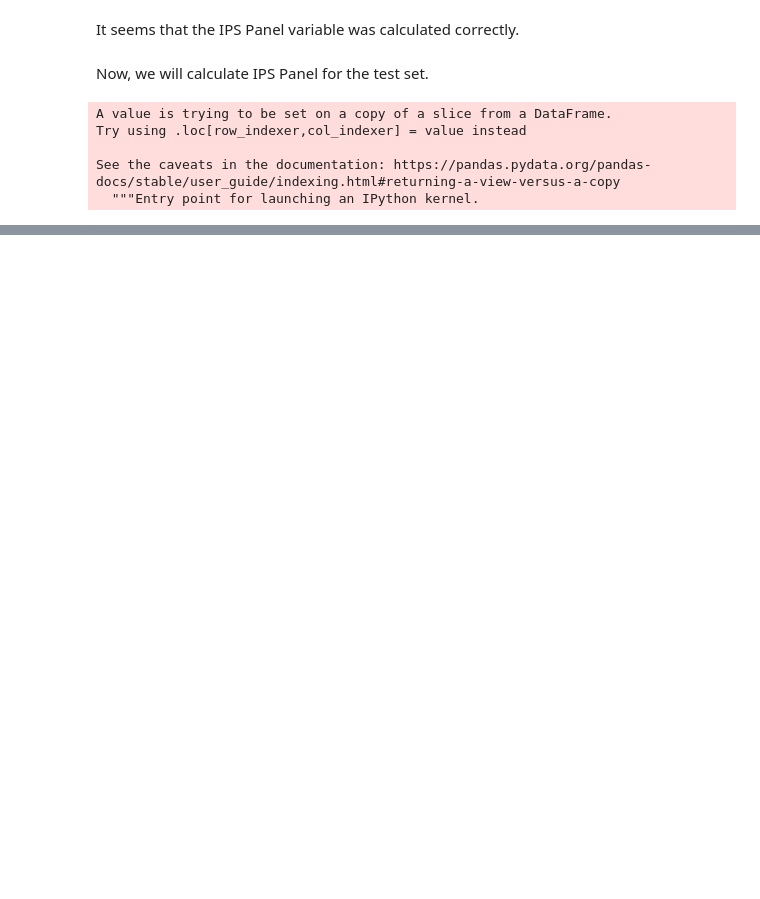
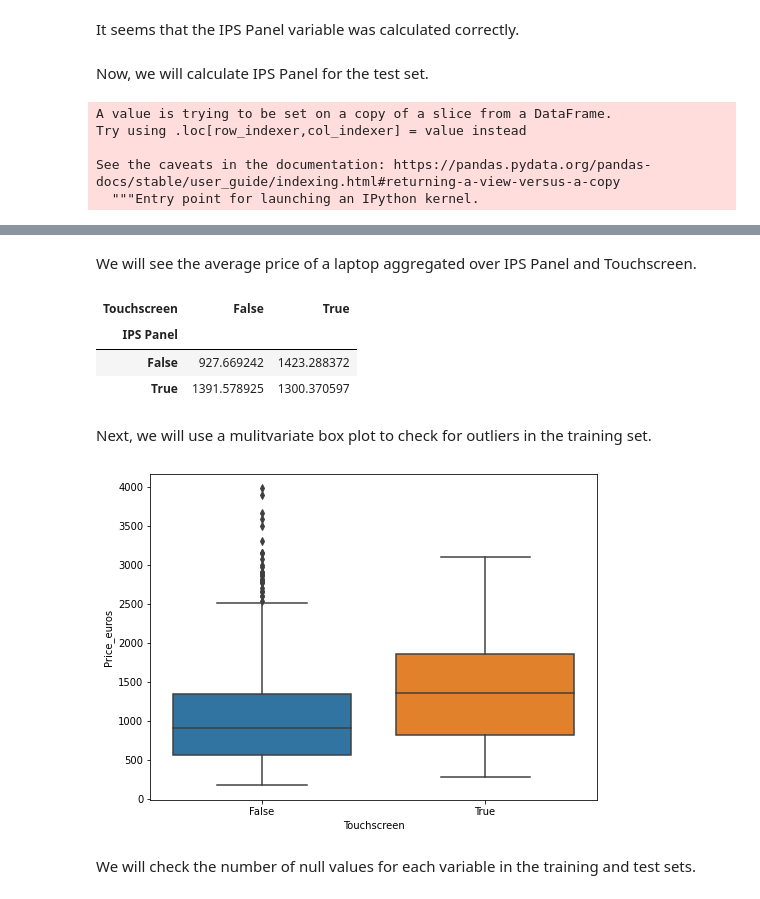
Before and after one commit to ryan-ferns/project_laptop_prices, a Jupyter notebook: laptop-prices-project.ipynb, the cells around one changed output, grey strips where cells are left out. Drawn from its saved outputs; the diff is of its cells as text; code cells hidden in the pictures; blank space fills up the shorter version.

```diff
--- a/laptop-prices-project.ipynb
+++ b/laptop-prices-project.ipynb
@@ -4519,0 +4786,2 @@ See the caveats in the documentation: https://pandas.pydata.org/pandas-docs/stab
+# %%
+train['Touchscreen'] = train['ScreenResolution'].apply(substring_check, args=('Touchscreen',))
@@ -4519,0 +5026,20 @@ See the caveats in the documentation: https://pandas.pydata.org/pandas-docs/stab
+# %% [markdown]
+We will see the average price of a laptop aggregated over IPS Panel and Touchscreen.
+# %%
+pd.pivot_table(train, values='Price_euros', index='IPS Panel', columns='Touchscreen')
+# %% [output]
+| Touchscreen | False | True |
+| IPS Panel |  |  |
+| False | 927.669242 | 1423.288372 |
+| True | 1391.578925 | 1300.370597 |
+# %% [markdown]
+Next, we will use a mulitvariate box plot
+to check for outliers in the training set.
+# %%
+f, ax = plt.subplots(figsize=(8, 6))
+fig = sns.boxplot(x='Touchscreen', y='Price_euros', data=train)
+# %% [output]
+[figure, added]
+# %% [markdown]
+We will check the number of null values for each variable
+in the training and test sets.
```
Also changed, not shown: parts of 70 cells of this notebook.
